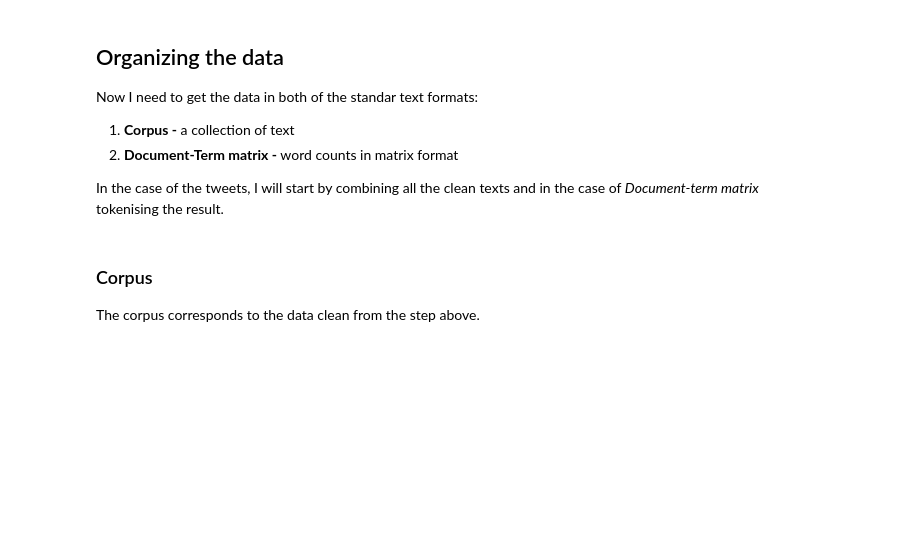
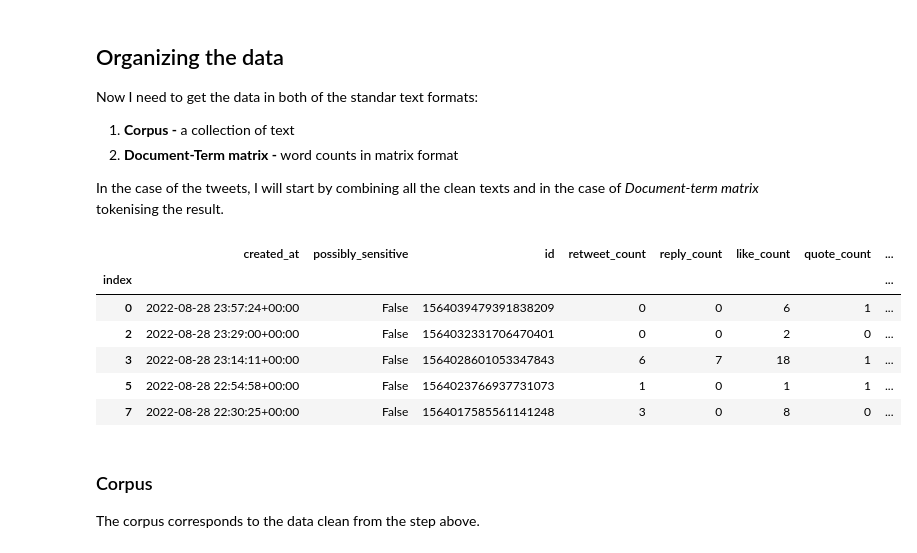
Before and after one commit to drearondov/NLP-newspapersAnalysis, a Jupyter notebook: notebooks/0.1-aerv-dataCleaning.ipynb, the cells around one changed output. Saved outputs shown, nothing was run; the diff lists cells and outputs as text; code cells hidden in the pictures; blank space fills up the shorter version.

Commit message:
:sparkles: Data cleaning script & partial EDA

```diff
--- a/notebooks/1-dataCleaning.ipynb
+++ b/notebooks/0.1-aerv-dataCleaning.ipynb
@@ -415,3 +423,16 @@ Now I need to get the data in both of the standar text formats:
 In the case of the tweets, I will start by combining all the clean texts and in the case of *Document-term matrix* tokenising the result.
 # %%
 df_clean = pd.read_feather(f"{BASE_DIR}/data/interim/data_clean-{TIME_STAMPS[0]}-{TIME_STAMPS[-1]}.feather")
+df_clean.set_index("index", inplace=True)
+# %%
+stats_data = df_clean.drop(["text", "text_clean", "corpus", "level_0"], axis=1)
+# %%
+stats_data.head()
+# %% [output]
+|  | created_at | possibly_sensitive | id | retweet_count | reply_count | like_count | quote_count | ... |
+| index |  |  |  |  |  |  |  | ... |
+| 0 | 2022-08-28 23:57:24+00:00 | False | 1564039479391838209 | 0 | 0 | 6 | 1 | ... |
+| 2 | 2022-08-28 23:29:00+00:00 | False | 1564032331706470401 | 0 | 0 | 2 | 0 | ... |
+| 3 | 2022-08-28 23:14:11+00:00 | False | 1564028601053347843 | 6 | 7 | 18 | 1 | ... |
+| 5 | 2022-08-28 22:54:58+00:00 | False | 1564023766937731073 | 1 | 0 | 1 | 1 | ... |
+| 7 | 2022-08-28 22:30:25+00:00 | False | 1564017585561141248 | 3 | 0 | 8 | 0 | ... |
```
Also changed, not shown: parts of 14 cells of this notebook, 12 other files.
